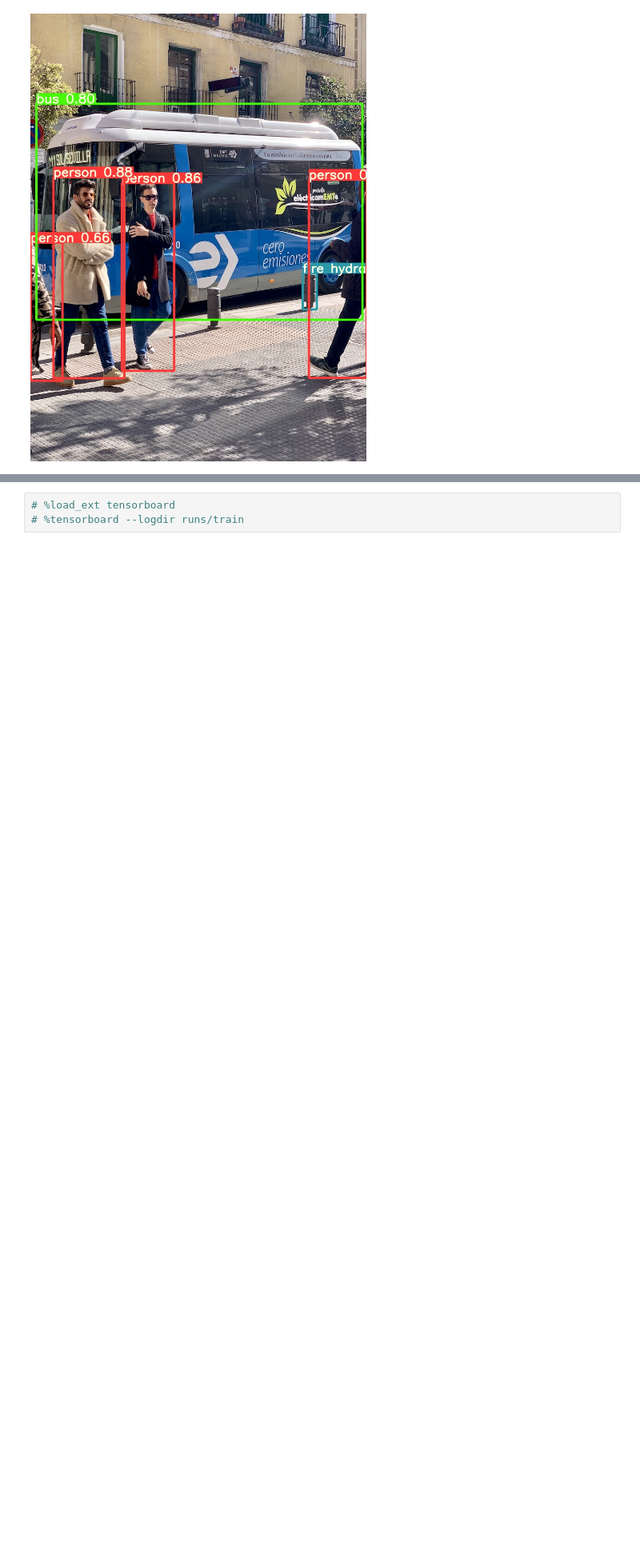
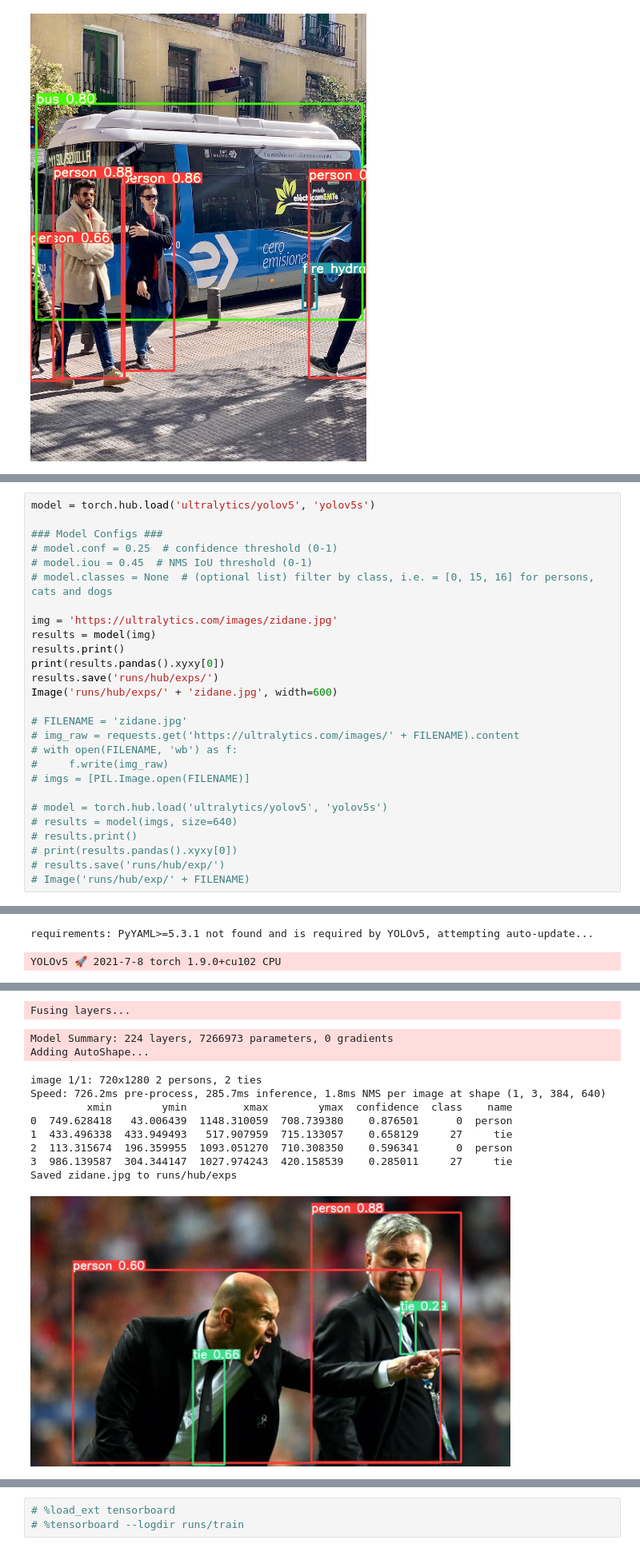
Before and after one commit to AlvinChiew/DeepLearning, a Jupyter notebook: YOLOv5_PyTorch_ObjectDetection.ipynb, the cells around one changed output, grey strips where cells are left out. Shown at 80% size. Saved outputs shown, nothing was run; the diff lists cells and outputs as text; blank space fills up the shorter version.

Commit message:
Include PyTorch Hub & image bbs cropping

```diff
--- a/YOLOv5_PyTorch_ObjectDetection.ipynb
+++ b/YOLOv5_PyTorch_ObjectDetection.ipynb
@@ -65,0 +78,28 @@ Image(filename='runs/detect/exp/bus.jpg', width=600)
+# %%
+model = torch.hub.load('ultralytics/yolov5', 'yolov5s')
+
+### Model Configs ###
+# model.conf = 0.25  # confidence threshold (0-1)
+# model.iou = 0.45  # NMS IoU threshold (0-1)
+# model.classes = None  # (optional list) filter by class, i.e. = [0, 15, 16] for persons, cats and dogs
+
+img = 'https://ultralytics.com/images/zidane.jpg'
+results = model(img)
+results.print()
+print(results.pandas().xyxy[0])
+results.save('runs/hub/exps/')
+Image('runs/hub/exps/' + 'zidane.jpg', width=600)
+
+# FILENAME = 'zidane.jpg'
+# img_raw = requests.get('https://ultralytics.com/images/' + FILENAME).content
+# with open(FILENAME, 'wb') as f:
+#     f.write(img_raw)
+# imgs = [PIL.Image.open(FILENAME)]
+
+# model = torch.hub.load('ultralytics/yolov5', 'yolov5s')
+# results = model(imgs, size=640)
+# results.print()
+# print(results.pandas().xyxy[0])
+# results.save('runs/hub/exp/')
+# Image('runs/hub/exp/' + FILENAME)
+# %% [output]
@@ -65,0 +107,2 @@ Image(filename='runs/detect/exp/bus.jpg', width=600)
+requirements: PyYAML>=5.3.1 not found and is required by YOLOv5, attempting auto-update...
+YOLOv5 🚀 2021-7-8 torch 1.9.0+cu102 CPU
@@ -66 +115,13 @@ Image(filename='runs/detect/exp/bus.jpg', width=600)
+Fusing layers...
+Model Summary: 224 layers, 7266973 parameters, 0 gradients
+Adding AutoShape...
+image 1/1: 720x1280 2 persons, 2 ties
+Speed: 726.2ms pre-process, 285.7ms inference, 1.8ms NMS per image at shape (1, 3, 384, 640)
+         xmin        ymin         xmax        ymax  confidence  class    name
+0  749.628418   43.006439  1148.310059  708.739380    0.876501      0  person
+1  433.496338  433.949493   517.907959  715.133057    0.658129     27     tie
+2  113.315674  196.359955  1093.051270  710.308350    0.596341      0  person
+3  986.139587  304.344147  1027.974243  420.158539    0.285011     27     tie
+Saved zidane.jpg to runs/hub/exps
+[figure, added]
 # %% [markdown]
```
Also changed, not shown: parts of 28 cells of this notebook.
